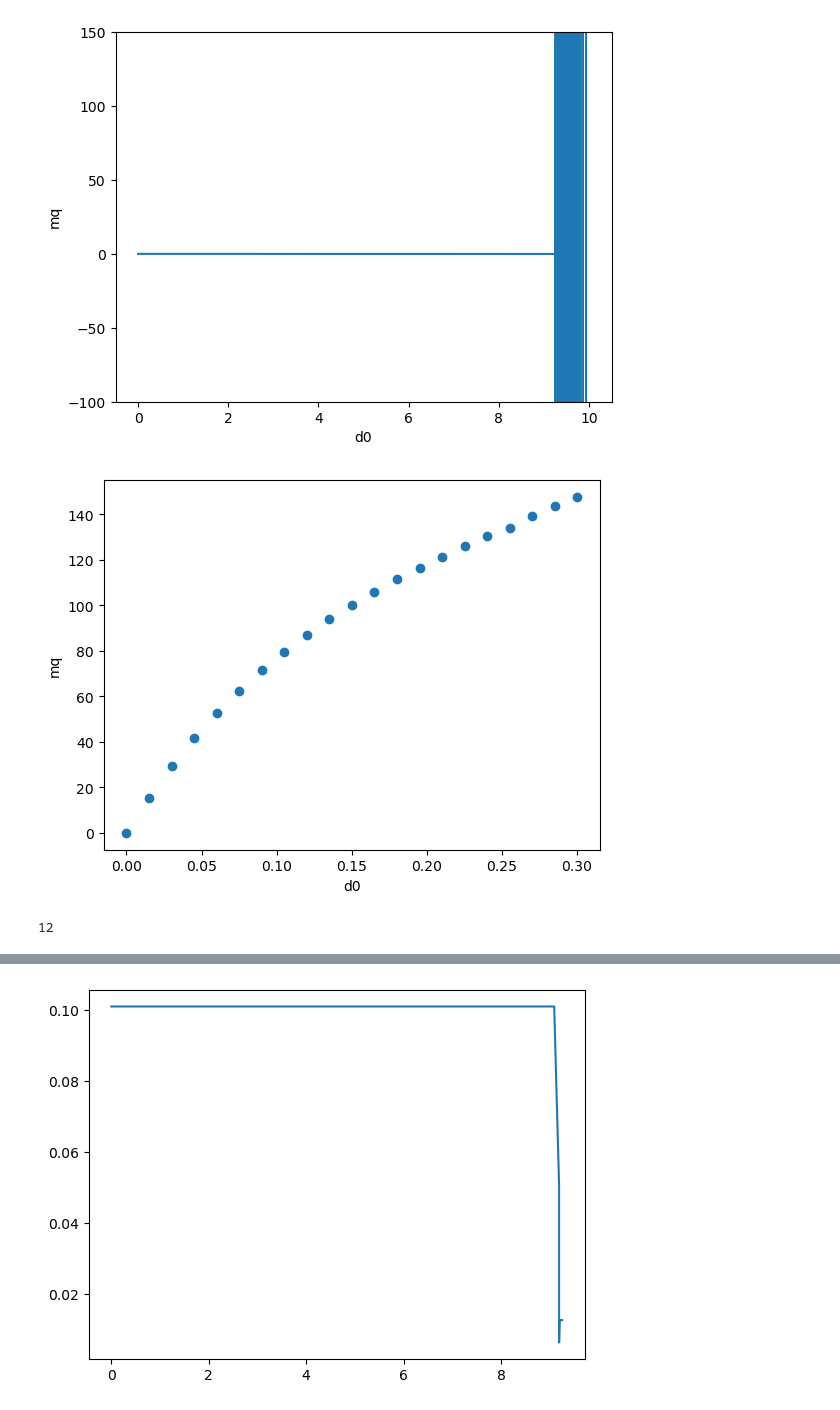
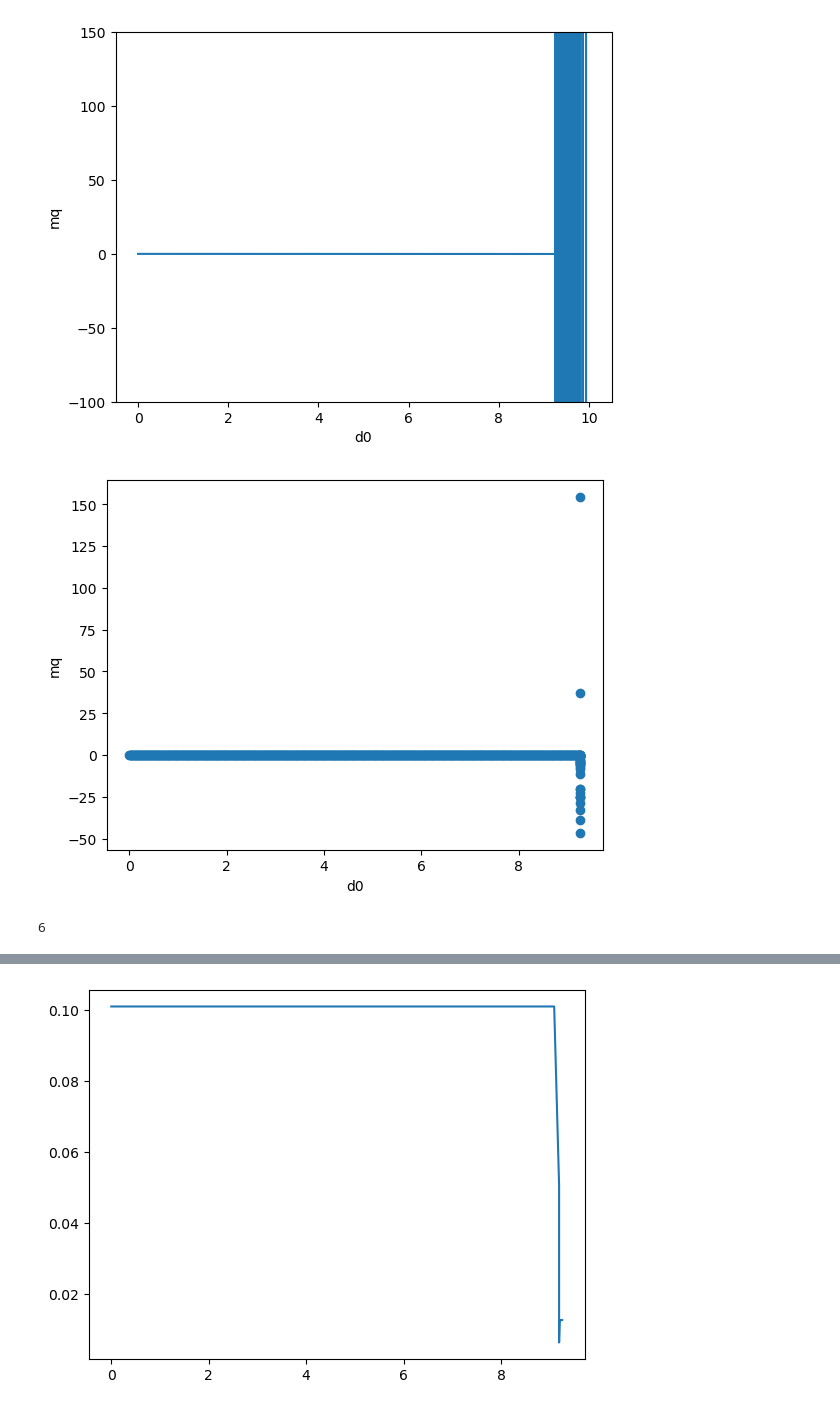
Before and after one commit to seanbartz/DilatonMixingParallel, a Jupyter notebook: chiral_backward_notebook.ipynb, the cells around one changed output, grey strips where cells are left out. Cells and saved outputs as stored; diff of their text form; code cells hidden in the pictures.

```diff
--- a/chiral_backward_notebook.ipynb
+++ b/chiral_backward_notebook.ipynb
@@ -195,8 +195,8 @@ plt.show()
 # %% [output]
 [figure]
 # %%
-mq_input=1e-2
-T=200
+mq_input=1e-4
+T=10
 min_d0=0
 max_d0=15
 d0_array=np.linspace(min_d0,max_d0,1000)
@@ -217,41 +217,41 @@ mq_array=np.delete(mq_array,indices)
 iterations=0
 step_size=d0_array[1]-d0_array[0]
 
-while max(mq_array)<mq_input and iterations<12:
+while mq_array[-1]<mq_input and iterations<12:
 
     #create a new d0_array starting above the maximum value of d0_array, with a spacing that is 1/10 of the spacing of the previous d0_array
     step_size=step_size/10
     d0_new=np.arange(max(d0_array),min(max(d0_array)+(d0_array[-1]-d0_array[0])/10,max_d0),step_size)
     d0_array=np.concatenate((d0_array,d0_new))
     #calculate the mq_array for the new d0_array
     mq_new=chiral_solve_IR_parallel(d0_new, lambda1, T, mu, ui, uf, n_jobs=-1)
     #add the new mq_array to the old mq_array
     mq_array=np.concatenate((mq_array,mq_new))
     indices=np.where(np.abs(mq_array)>1000)
     # we don't need to go higher than the lowest d0 value that gives garbage results
     # if indices is not an empty array
     if len(indices[0])>0:
         max_d0=d0_array[indices[0]]
     if len(indices[0])>1:
         max_d0=max_d0[0]
     d0_array=np.delete(d0_array,indices)
     mq_array=np.delete(mq_array,indices)
     # print(max_d0)
     old_max_d0=max_d0
     iterations=iterations+1
 
 plt.scatter(d0_array,mq_array)
 # plt.ylim(-100,150)
-# find the index where abs(mq_array) is first greater than 1
-index=np.where(np.abs(mq_array)>1)[0][0]
+# # find the index where abs(mq_array) is first greater than 1
+# index=np.where(np.abs(mq_array)>1)[0][0]
 # plt.xlim(d0_array[index-1],d0_array[-1])
 plt.xlabel('d0')
 plt.ylabel('mq')
 plt.show()
 # %% [output]
-[figure, old version]
+[figure, new version]
 # %%
 iterations
 # %% [output]
-12
+6
 # %%
```
Also changed, not shown: parts of 2 cells of this notebook, 5 other files.
